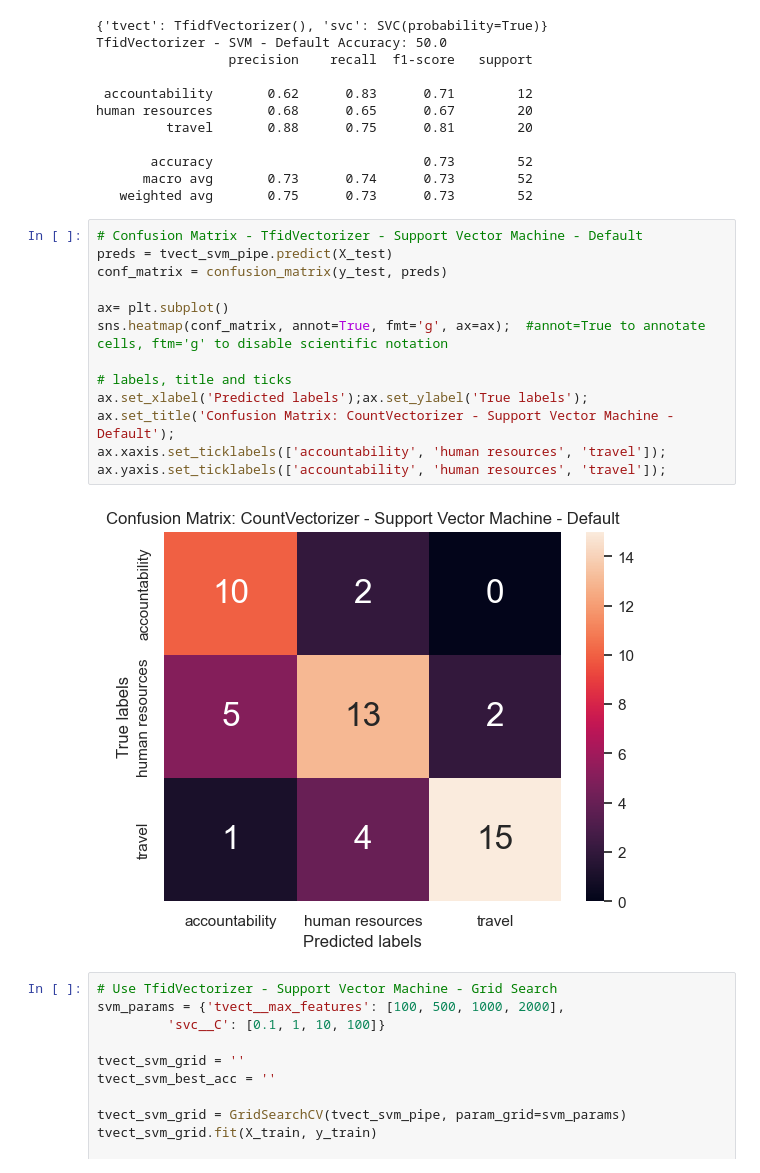
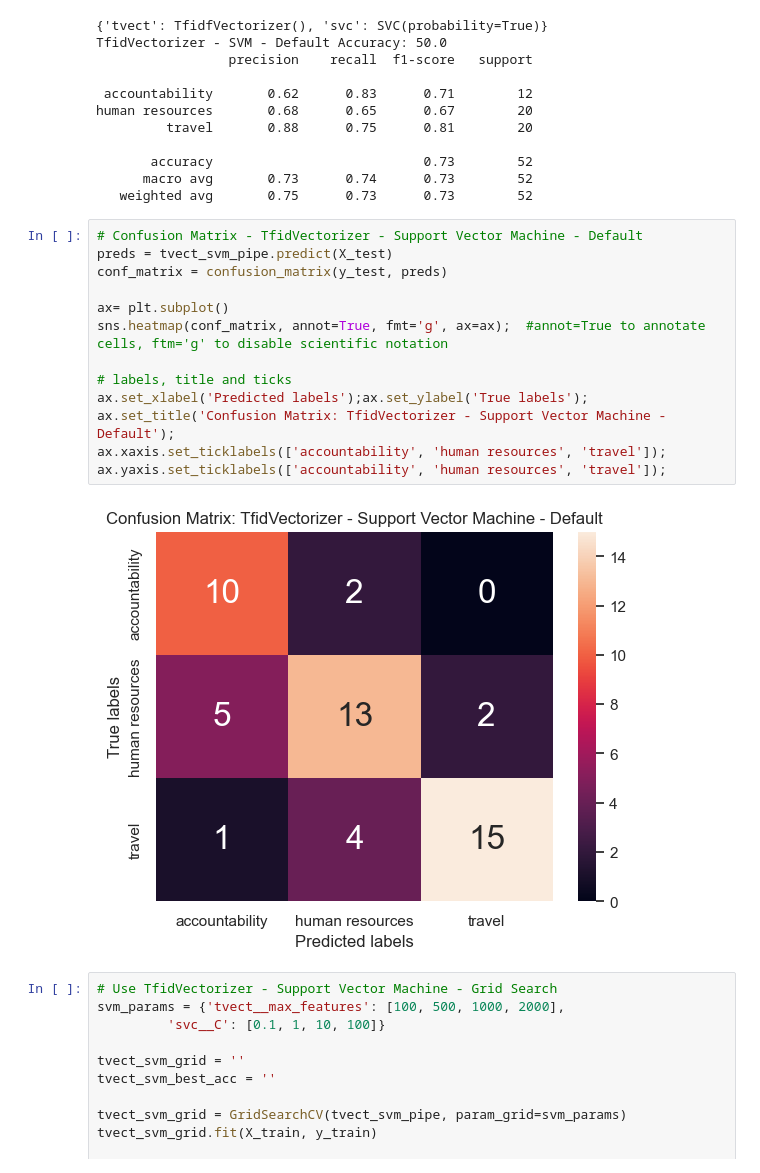
Before and after one commit to cdungca/document-classifier, a Jupyter notebook: main.ipynb, the cells around one changed output. Drawn from its saved outputs; the diff is of its cells as text.

Commit message:
Add images for readme

```diff
--- a/main.ipynb
+++ b/main.ipynb
@@ -730,17 +735,17 @@ human resources       0.68      0.65      0.67        20
 # %%
 # Confusion Matrix - TfidVectorizer - Support Vector Machine - Default
 preds = tvect_svm_pipe.predict(X_test)
 conf_matrix = confusion_matrix(y_test, preds)
 
 ax= plt.subplot()
 sns.heatmap(conf_matrix, annot=True, fmt='g', ax=ax);  #annot=True to annotate cells, ftm='g' to disable scientific notation
 
 # labels, title and ticks
 ax.set_xlabel('Predicted labels');ax.set_ylabel('True labels');
-ax.set_title('Confusion Matrix: CountVectorizer - Support Vector Machine - Default');
+ax.set_title('Confusion Matrix: TfidVectorizer - Support Vector Machine - Default');
 ax.xaxis.set_ticklabels(['accountability', 'human resources', 'travel']); ax.yaxis.set_ticklabels(['accountability', 'human resources', 'travel']);
 # %% [output]
-[figure, old version]
+[figure, new version]
 # %%
 # Use TfidVectorizer - Support Vector Machine - Grid Search
 svm_params = {'tvect__max_features': [100, 500, 1000, 2000],
```
Also changed, not shown: parts of 4 cells of this notebook, 19 other files.
